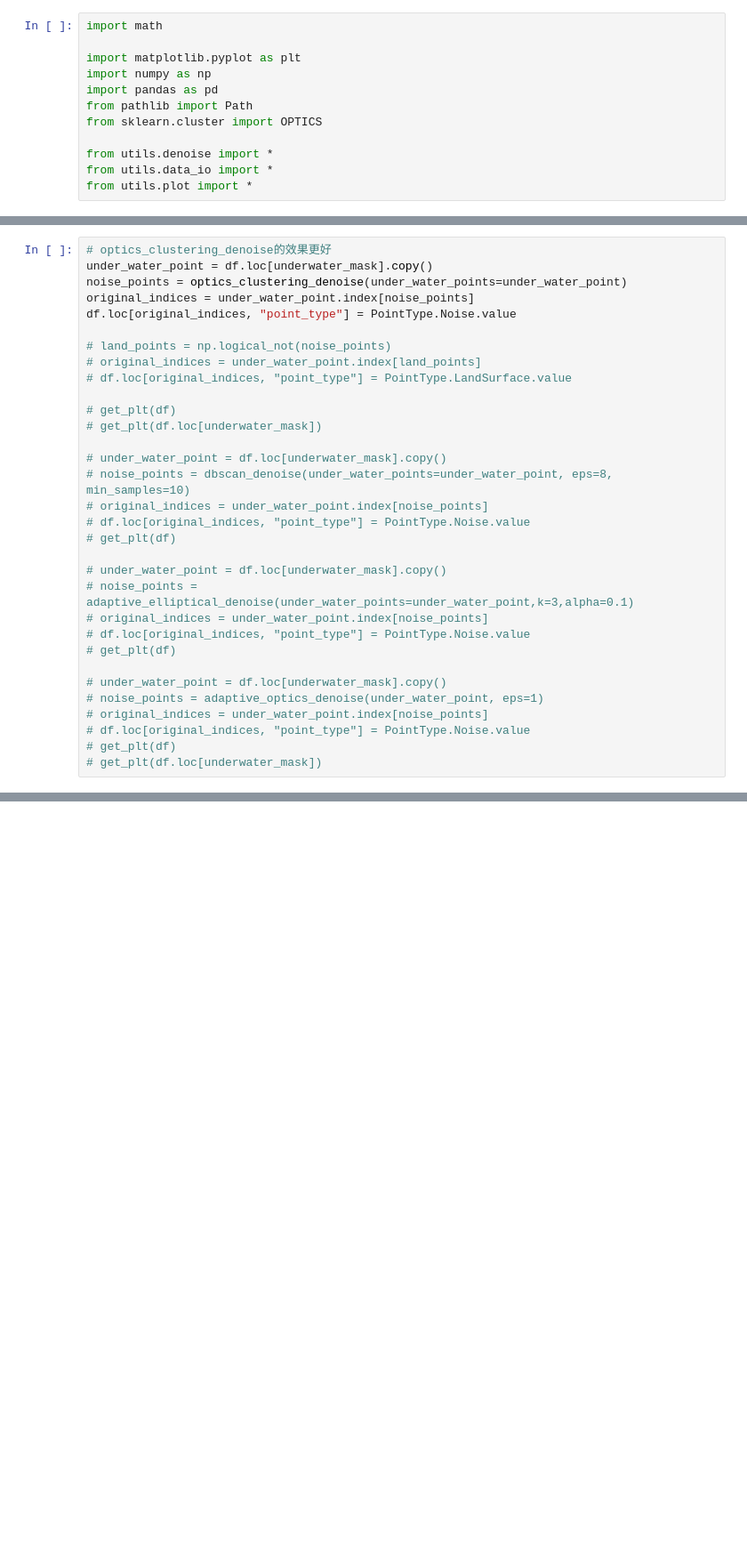
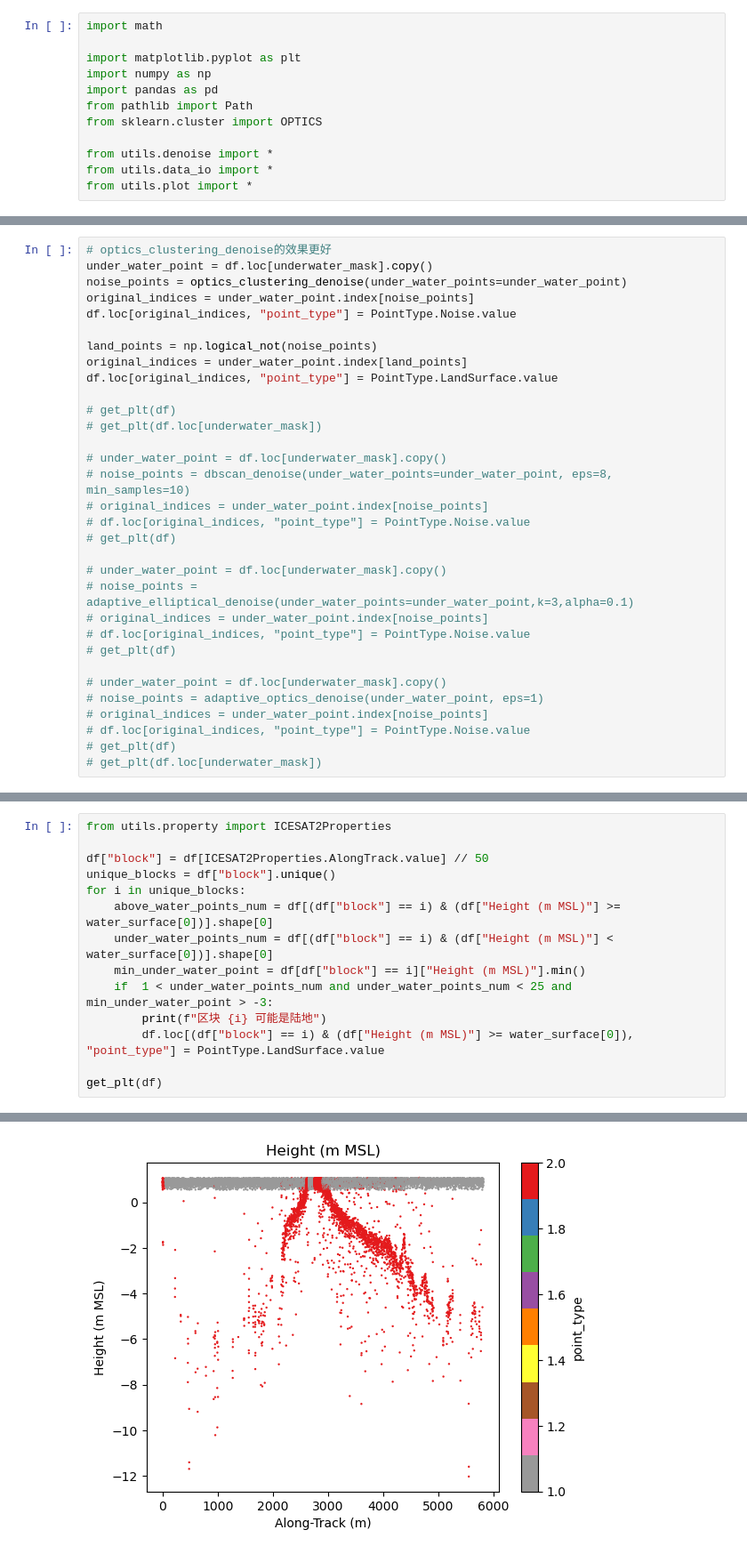
Before and after one commit to NtskwK/GraduationProject, a Jupyter notebook: icesat2-denoise.ipynb, the cells around one changed output, grey strips where cells are left out. Shown at 89% size. Drawn from its saved outputs; the diff is of its cells as text; blank space fills up the shorter version.

Commit message:
fix: Don't ignore the points on the shore

```diff
--- a/icesat2-denoise.ipynb
+++ b/icesat2-denoise.ipynb
@@ -76,9 +70,9 @@ noise_points = optics_clustering_denoise(under_water_points=under_water_point)
 original_indices = under_water_point.index[noise_points]
 df.loc[original_indices, "point_type"] = PointType.Noise.value
 
-# land_points = np.logical_not(noise_points)
-# original_indices = under_water_point.index[land_points]
-# df.loc[original_indices, "point_type"] = PointType.LandSurface.value
+land_points = np.logical_not(noise_points)
+original_indices = under_water_point.index[land_points]
+df.loc[original_indices, "point_type"] = PointType.LandSurface.value
 
 # get_plt(df)
 # get_plt(df.loc[underwater_mask])
@@ -119,0 +110,15 @@ UnboundLocalError: local variable 'filename' referenced before assignment
+# %%
+from utils.property import ICESAT2Properties
+
+df["block"] = df[ICESAT2Properties.AlongTrack.value] // 50
+unique_blocks = df["block"].unique()
+for i in unique_blocks:
+    above_water_points_num = df[(df["block"] == i) & (df["Height (m MSL)"] >= water_surface[0])].shape[0]
+    under_water_points_num = df[(df["block"] == i) & (df["Height (m MSL)"] < water_surface[0])].shape[0]
+    min_under_water_point = df[df["block"] == i]["Height (m MSL)"].min()
+    if  1 < under_water_points_num and under_water_points_num < 25 and min_under_water_point > -3:
+        print(f"区块 {i} 可能是陆地")
+        df.loc[(df["block"] == i) & (df["Height (m MSL)"] >= water_surface[0]), "point_type"] = PointType.LandSurface.value
+
+get_plt(df)
+# %% [output]
@@ -119,0 +135 @@ UnboundLocalError: local variable 'filename' referenced before assignment
+[figure, added]
```
Also changed, not shown: parts of 7 cells of this notebook, 5 other files.
